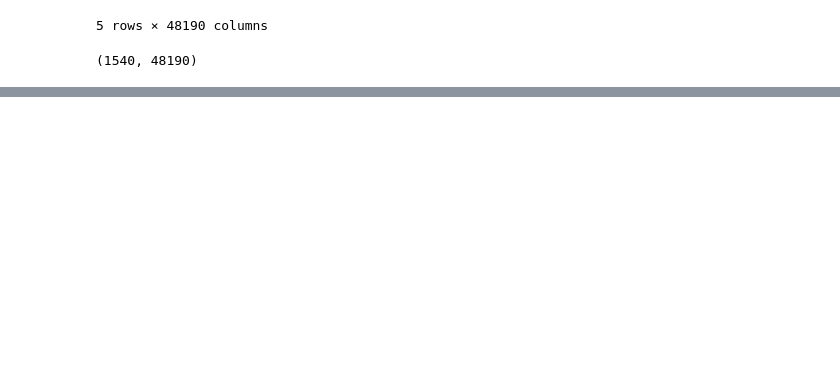
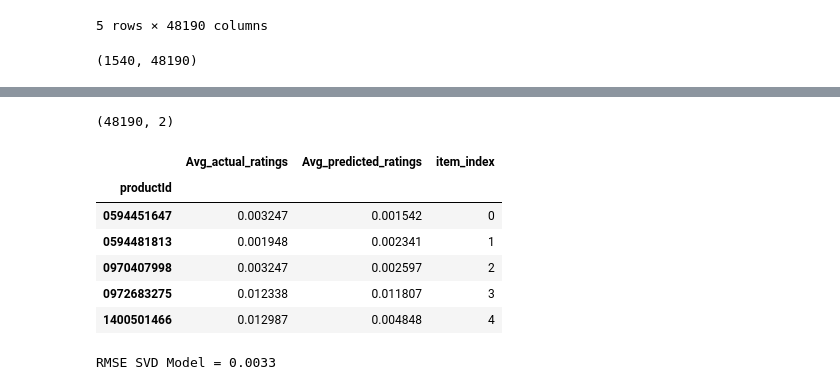
Before and after one commit to praveenveera/AmazonReviewsData, a Jupyter notebook: RS_Project.ipynb, the cells around one changed output, grey strips where cells are left out. Saved outputs shown, nothing was run; the diff lists cells and outputs as text; code cells hidden in the pictures; blank space fills up the shorter version.

```diff
--- a/RS_Project.ipynb
+++ b/RS_Project.ipynb
@@ -290,0 +372,20 @@ preds_df.shape
+# %%
+rmse_df = pd.concat([rating_matrix.mean(), preds_df.mean()], axis=1)
+rmse_df.columns = ['Avg_actual_ratings', 'Avg_predicted_ratings']
+print(rmse_df.shape)
+rmse_df['item_index'] = np.arange(0, rmse_df.shape[0], 1)
+rmse_df.head()
+# %% [output]
+(48190, 2)
+|  | Avg_actual_ratings | Avg_predicted_ratings | item_index |
+| productId |  |  |  |
+| 0594451647 | 0.003247 | 0.001542 | 0 |
+| 0594481813 | 0.001948 | 0.002341 | 1 |
+| 0970407998 | 0.003247 | 0.002597 | 2 |
+| 0972683275 | 0.012338 | 0.011807 | 3 |
+| 1400501466 | 0.012987 | 0.004848 | 4 |
+# %%
+RMSE = round((((rmse_df.Avg_actual_ratings - rmse_df.Avg_predicted_ratings) ** 2).mean() ** 0.5), 5)
+print('\nRMSE SVD Model = {} \n'.format(RMSE))
+# %% [output]
+RMSE SVD Model = 0.0033
```
Also changed, not shown: parts of 7 cells of this notebook.
